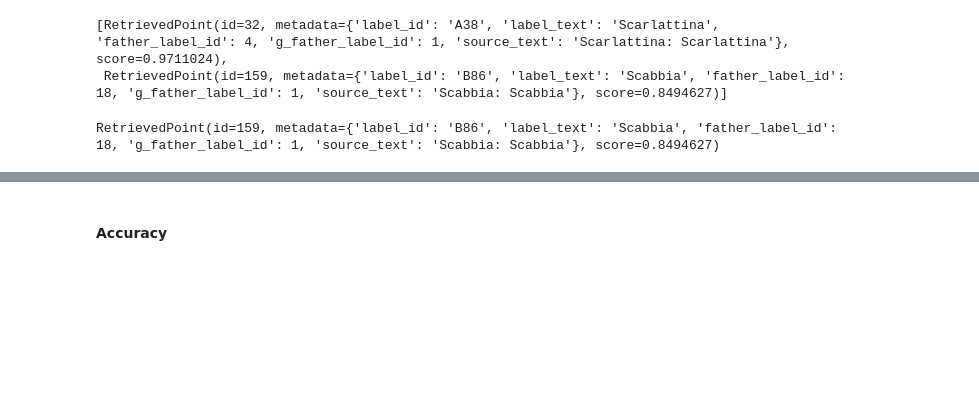
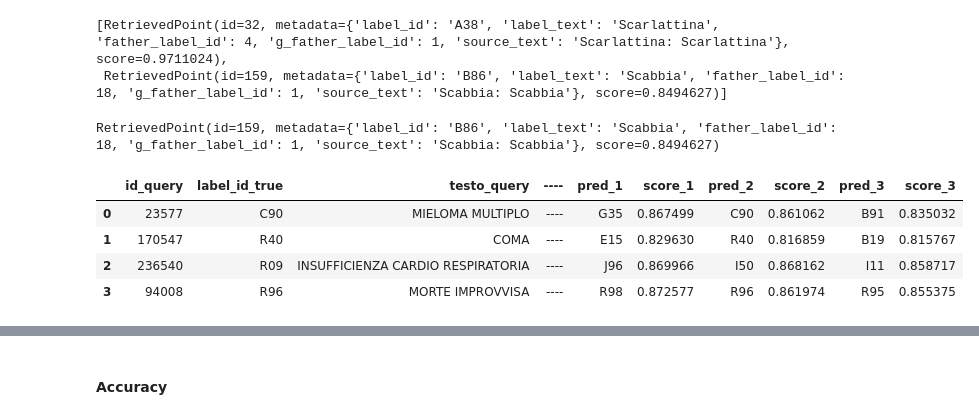
Before and after one commit to istat-methodology/semantic-search, a Jupyter notebook: notebooks/test-semantic-on-medical_data.ipynb, the cells around one changed output, grey strips where cells are left out. Drawn from its saved outputs; the diff is of its cells as text; code cells hidden in the pictures; blank space fills up the shorter version.

```diff
--- a/notebooks/test-semantic-on-medical_data.ipynb
+++ b/notebooks/test-semantic-on-medical_data.ipynb
@@ -448,4 +452,12 @@ def retrieve_topk_df(
 # %%
 out_df= retrieve_topk_df(seeker=sk, batch_size=100 , df= df_noteSample10,  text_col="testo_originale", k=3)
+# %%
+out_df.head(4)
+# %% [output]
+|  | id_query | label_id_true | testo_query | ---- | pred_1 | score_1 | pred_2 | score_2 | pred_3 | score_3 |
+| 0 | 23577 | C90 | MIELOMA MULTIPLO | ---- | G35 | 0.867499 | C90 | 0.861062 | B91 | 0.835032 |
+| 1 | 170547 | R40 | COMA | ---- | E15 | 0.829630 | R40 | 0.816859 | B19 | 0.815767 |
+| 2 | 236540 | R09 | INSUFFICIENZA CARDIO RESPIRATORIA | ---- | J96 | 0.869966 | I50 | 0.868162 | I11 | 0.858717 |
+| 3 | 94008 | R96 | MORTE IMPROVVISA | ---- | R98 | 0.872577 | R96 | 0.861974 | R95 | 0.855375 |
 # %%
 pred_df = out_df.copy()
```
Also changed, not shown: parts of 13 cells of this notebook.
